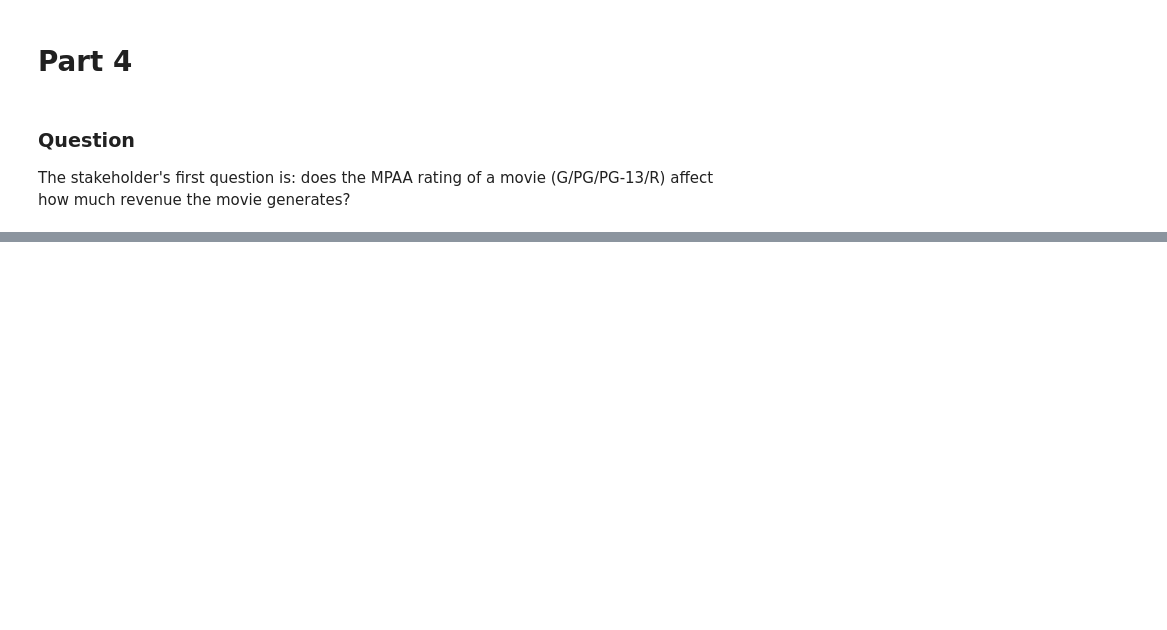
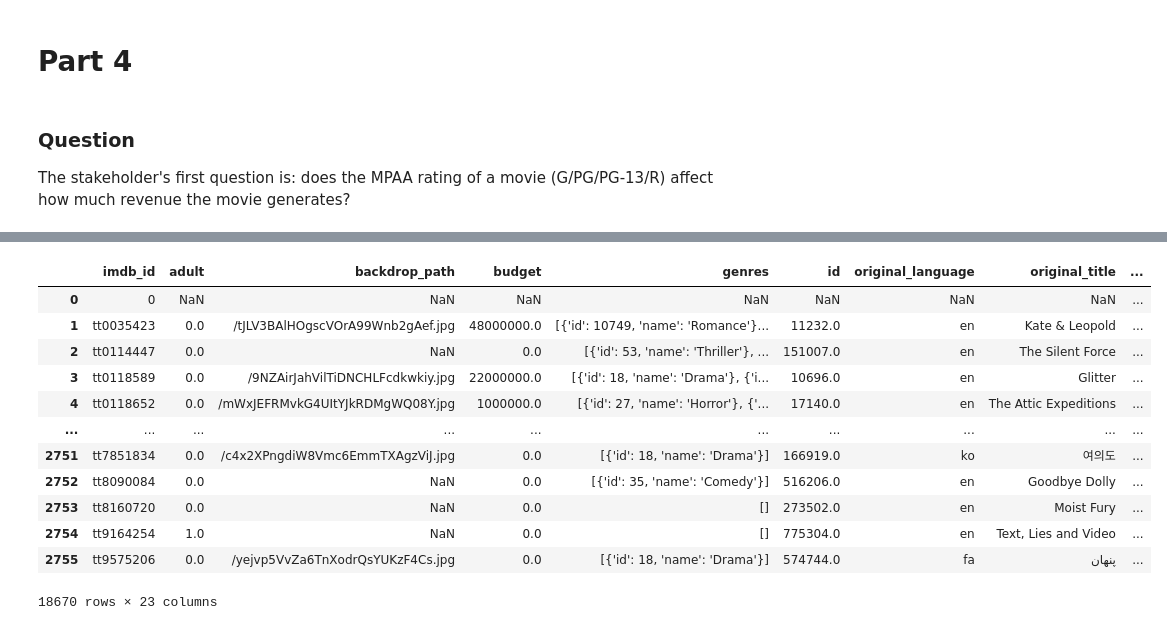
Before and after one commit to Luz-Dobbins/Movie-Database, a Jupyter notebook: Project 3 Part 4 - Hypothesis Testing.ipynb, the cells around one changed output, grey strips where cells are left out. Drawn from its saved outputs; the diff is of its cells as text; code cells hidden in the pictures; blank space fills up the shorter version.

```diff
--- a/Project 3 Part 4 - Hypothesis Testing.ipynb
+++ b/Project 3 Part 4 - Hypothesis Testing.ipynb
@@ -118,3 +133,17 @@ df.isna().sum()
 # %%
-df = df.drop(columns=['averageRating','numVotes\r','runtimeMinutes'])
+df = df.drop(columns=['belongs_to_collection','homepage','tagline'])
 df
+# %% [output]
+|  | imdb_id | adult | backdrop_path | budget | genres | id | original_language | original_title | ... |
+| 0 | 0 | NaN | NaN | NaN | NaN | NaN | NaN | NaN | ... |
+| 1 | tt0035423 | 0.0 | /tJLV3BAlHOgscVOrA99Wnb2gAef.jpg | 48000000.0 | [{'id': 10749, 'name': 'Romance'}... | 11232.0 | en | Kate & Leopold | ... |
+| 2 | tt0114447 | 0.0 | NaN | 0.0 | [{'id': 53, 'name': 'Thriller'}, ... | 151007.0 | en | The Silent Force | ... |
+| 3 | tt0118589 | 0.0 | /9NZAirJahVilTiDNCHLFcdkwkiy.jpg | 22000000.0 | [{'id': 18, 'name': 'Drama'}, {'i... | 10696.0 | en | Glitter | ... |
+| 4 | tt0118652 | 0.0 | /mWxJEFRMvkG4UItYJkRDMgWQ08Y.jpg | 1000000.0 | [{'id': 27, 'name': 'Horror'}, {'... | 17140.0 | en | The Attic Expeditions | ... |
+| ... | ... | ... | ... | ... | ... | ... | ... | ... | ... |
+| 2751 | tt7851834 | 0.0 | /c4x2XPngdiW8Vmc6EmmTXAgzViJ.jpg | 0.0 | [{'id': 18, 'name': 'Drama'}] | 166919.0 | ko | 여의도 | ... |
+| 2752 | tt8090084 | 0.0 | NaN | 0.0 | [{'id': 35, 'name': 'Comedy'}] | 516206.0 | en | Goodbye Dolly | ... |
+| 2753 | tt8160720 | 0.0 | NaN | 0.0 | [] | 273502.0 | en | Moist Fury | ... |
+| 2754 | tt9164254 | 1.0 | NaN | 0.0 | [] | 775304.0 | en | Text, Lies and Video | ... |
+| 2755 | tt9575206 | 0.0 | /yejvp5VvZa6TnXodrQsYUKzF4Cs.jpg | 0.0 | [{'id': 18, 'name': 'Drama'}] | 574744.0 | fa | پنهان | ... |
+18670 rows × 23 columns
```
Also changed, not shown: parts of 8 cells of this notebook, 4 other files.
